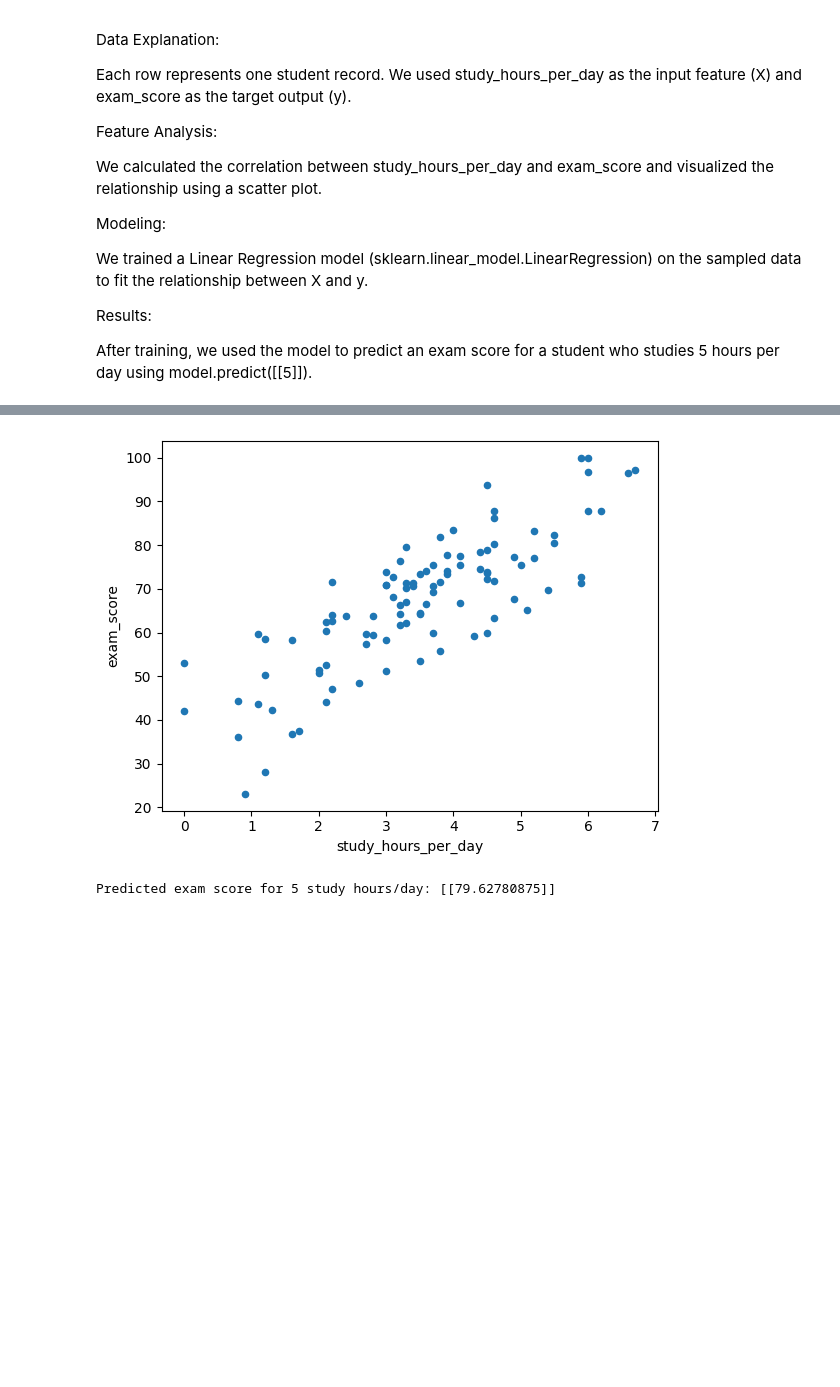
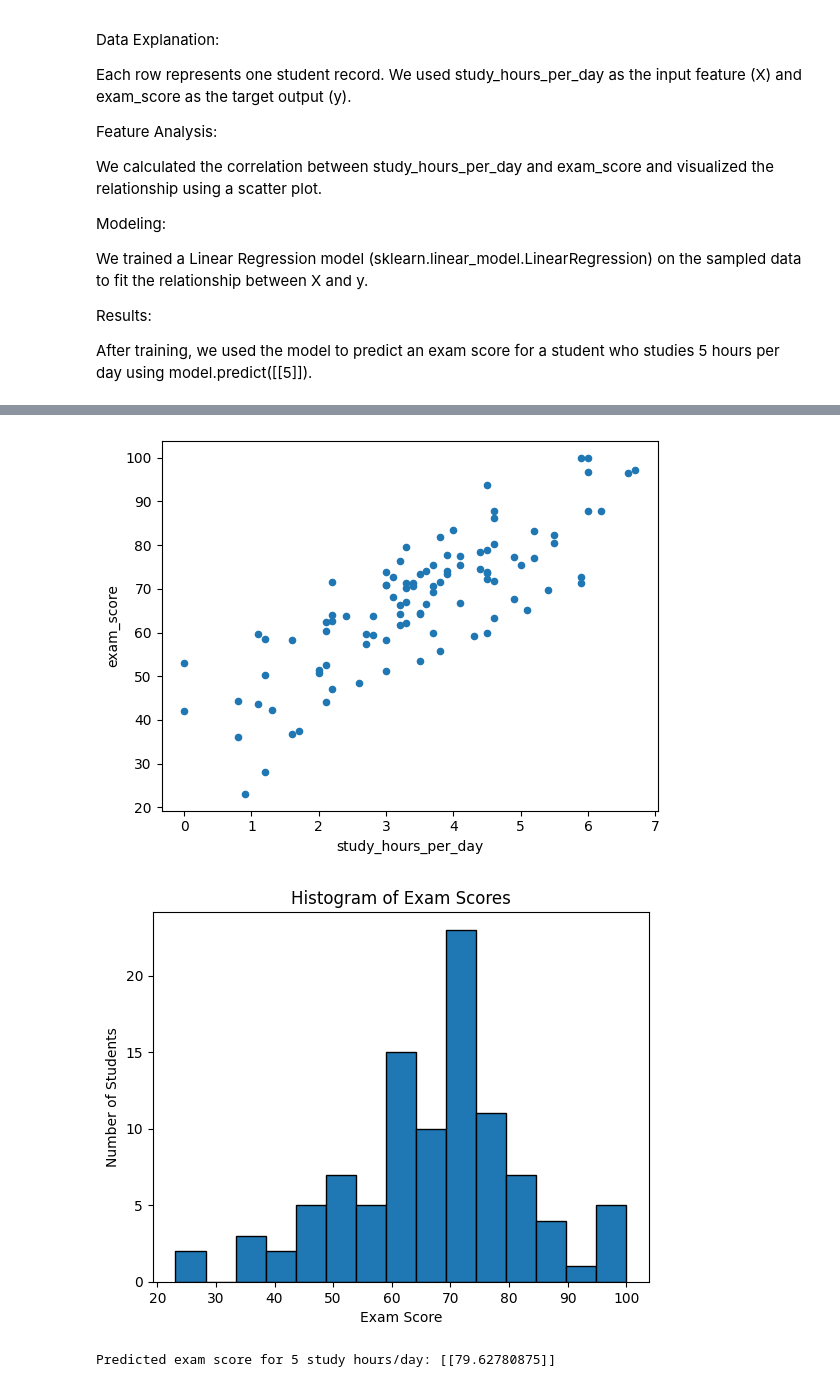
Before and after one commit to M677871/csis260-ai-assignments, a Jupyter notebook: assignment1/miled&edmondassigment1.ipynb, the cells around one changed output, grey strips where cells are left out. Cells and saved outputs as stored; diff of their text form; code cells hidden in the pictures; blank space fills up the shorter version.

```diff
--- a/assignment1/miled&edmondassigment1.ipynb
+++ b/assignment1/miled&edmondassigment1.ipynb
@@ -57,35 +57,45 @@ X = np.c_[data_small["study_hours_per_day"]]
 y = np.c_[data_small["exam_score"]]
 
 # Visualize the data
-data_small.plot(kind='scatter', x="study_hours_per_day", y="exam_score")
+data_small.plot(kind="scatter", x="study_hours_per_day", y="exam_score")
 plt.show()
+
+# Histogram of exam scores
+plt.figure()
+plt.hist(data_small["exam_score"], bins=15, edgecolor="black")
+plt.title("Histogram of Exam Scores")
+plt.xlabel("Exam Score")
+plt.ylabel("Number of Students")
+plt.show()
+
 
 # Select a linear model
 model = LinearRegression()
 
 # Train the model
 model.fit(X, y)
 
 # Make a prediction
 X_new = [[5]]  # 5 study hours per day
 print("Predicted exam score for 5 study hours/day:", model.predict(X_new))
 # %% [output]
 This dataset contains student habits and their performance.
 Each row represents one student.
 We use:
 - study_hours_per_day as the input feature (X)
 - exam_score as the target output (y)
 Shape: (1000, 16)
 Columns: ['student_id', 'age', 'gender', 'study_hours_per_day', 'social_media_hours', 'netflix_hours', 'part_time_job', 'attendance_percentage', 'sleep_hours', 'diet_quality', 'exercise_frequency', 'p ...
   student_id  age  gender  study_hours_per_day  social_media_hours  \
 0      S1000   23  Female                  0.0                 1.2
 1      S1001   20  Female                  6.9                 2.8
 2      S1002   21    Male                  1.4                 3.1
 3      S1003   23  Female                  1.0                 3.9
 ... (19 lines left out)
 2                     1                            No        34.3
 3                     1                           Yes        26.8
 4                     1                            No        66.4
 Correlation: 0.8163864514339982
 [figure]
+[figure, added]
 Predicted exam score for 5 study hours/day: [[79.62780875]]
```
